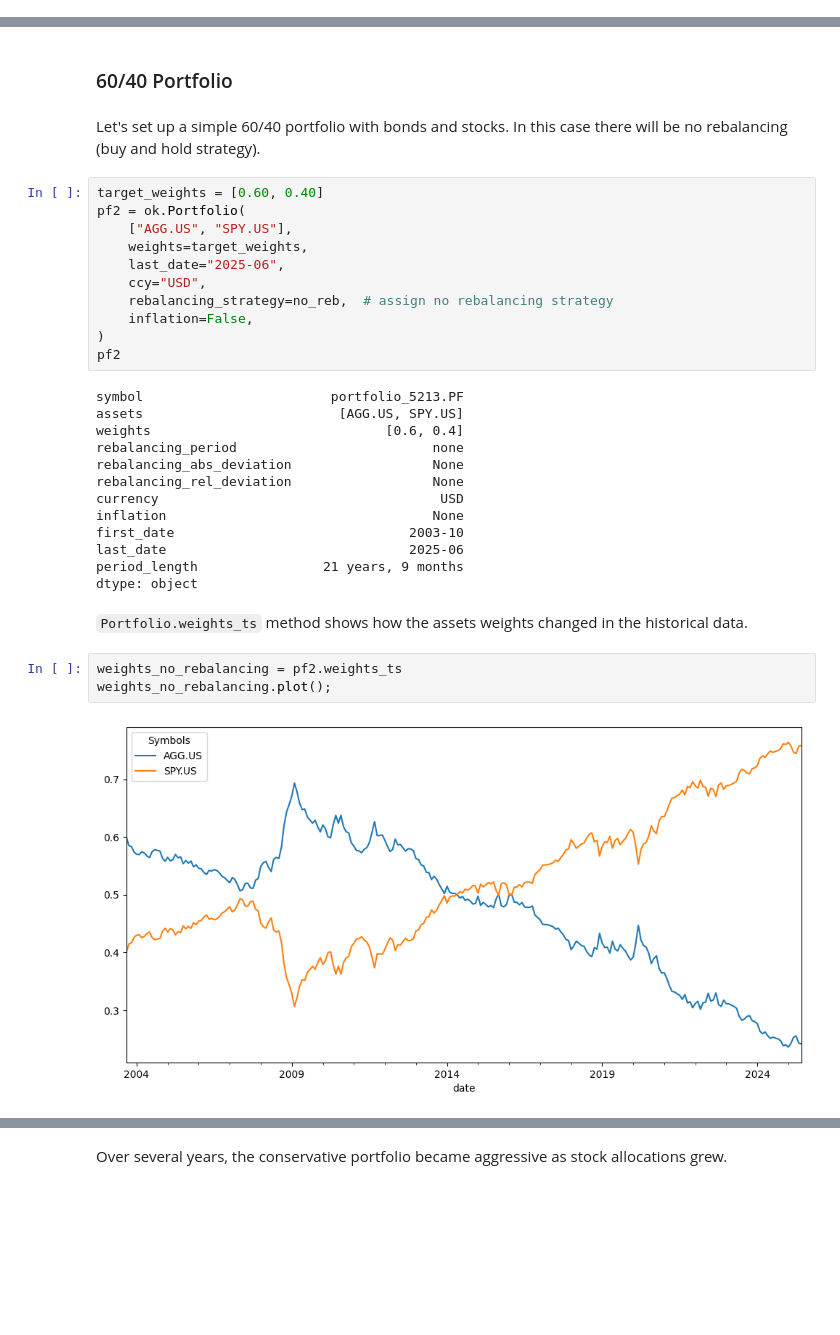
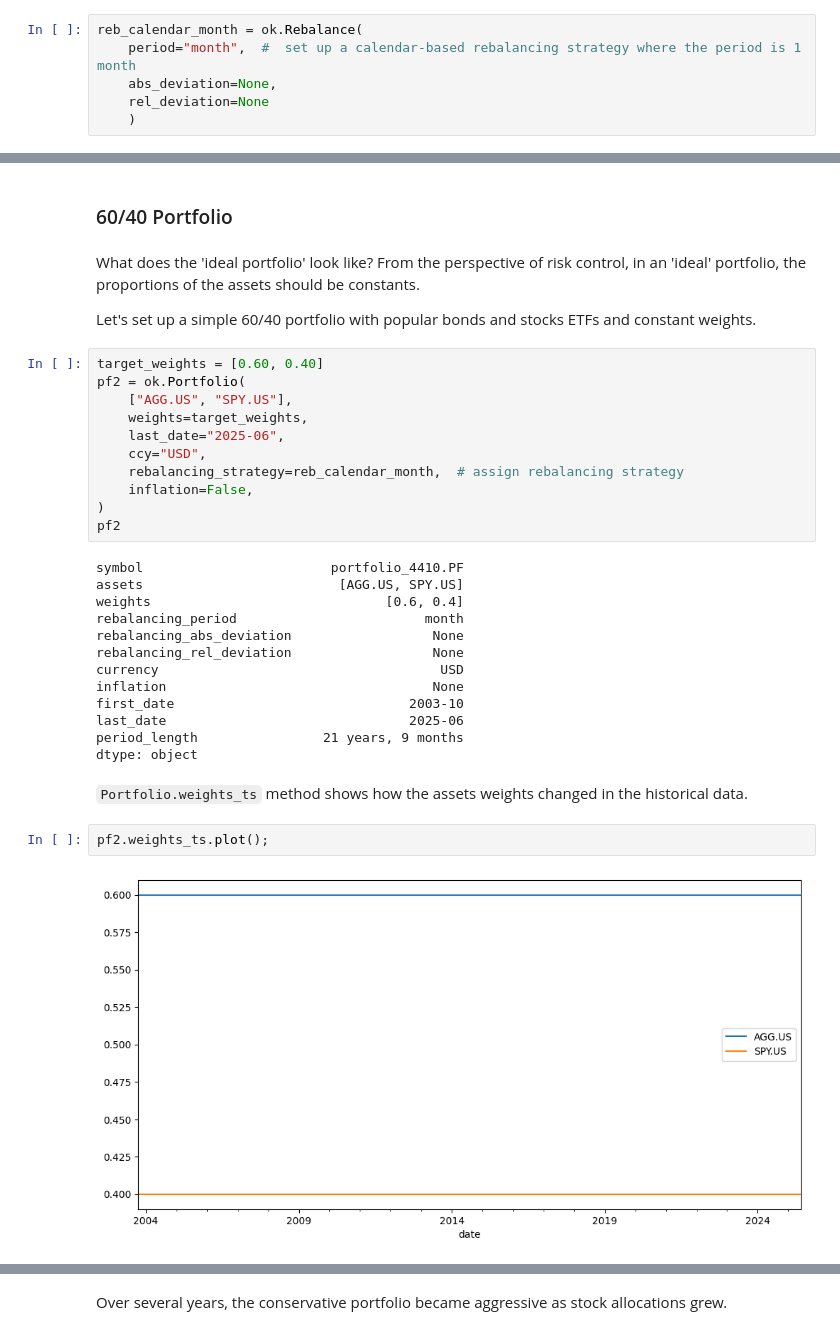
Before and after one commit to mbk-dev/okama, a Jupyter notebook: examples/10 rebalancing portfolio.ipynb, the cells around one changed output, grey strips where cells are left out. Cells and saved outputs as stored; diff of their text form; blank space fills up the shorter version.

```diff
--- a/examples/10 rebalancing portfolio.ipynb
+++ b/examples/10 rebalancing portfolio.ipynb
@@ -98,3 +99,9 @@ reb_calendar = ok.Rebalance(period="year")  #  set up a calendar-based rebalanci
+# %%
+reb_calendar_month = ok.Rebalance(
+    period="month",  #  set up a calendar-based rebalancing strategy where the period is 1 month
+    abs_deviation=None,
+    rel_deviation=None
+    )
 # %% [markdown]
 The same for a rebalancing bands (threshold-based) strategy with 5% absolute deviation:
 # %%
@@ -139,8 +148,10 @@ All rebalancing strategies are available in `Portfolio` and can be used for back
 The condition for rebalancing bands is verified in the end of every month as okama uses monthly data.
 # %% [markdown]
 ### 60/40 Portfolio
-# %% [markdown]
-Let's set up a simple 60/40 portfolio with bonds and stocks. In this case there will be no rebalancing (buy and hold strategy).
+# %% [markdown]
+What does the 'ideal portfolio' look like? From the perspective of risk control, in an 'ideal' portfolio, the proportions of the assets should be constants.
+
+Let's set up a simple 60/40 portfolio with popular bonds and stocks ETFs and constant weights.
 # %%
 target_weights = [0.60, 0.40]
 pf2 = ok.Portfolio(
@@ -148,15 +159,15 @@ pf2 = ok.Portfolio(
     weights=target_weights,
     last_date="2025-06",
     ccy="USD",
-    rebalancing_strategy=no_reb,  # assign no rebalancing strategy
+    rebalancing_strategy=reb_calendar_month,  # assign rebalancing strategy
     inflation=False,
 )
 pf2
 # %% [output]
-symbol                        portfolio_5213.PF
+symbol                        portfolio_4410.PF
 assets                         [AGG.US, SPY.US]
 weights                              [0.6, 0.4]
-rebalancing_period                         none
+rebalancing_period                        month
 rebalancing_abs_deviation                  None
 rebalancing_rel_deviation                  None
 currency                                    USD
@@ -168,7 +179,6 @@ dtype: object
 # %% [markdown]
 `Portfolio.weights_ts` method shows how the assets weights changed in the historical data.
 # %%
-weights_no_rebalancing = pf2.weights_ts
-weights_no_rebalancing.plot();
+pf2.weights_ts.plot();
 # %% [output]
-[figure, old version]
+[figure, new version]
```
Also changed, not shown: parts of 30 cells of this notebook.
